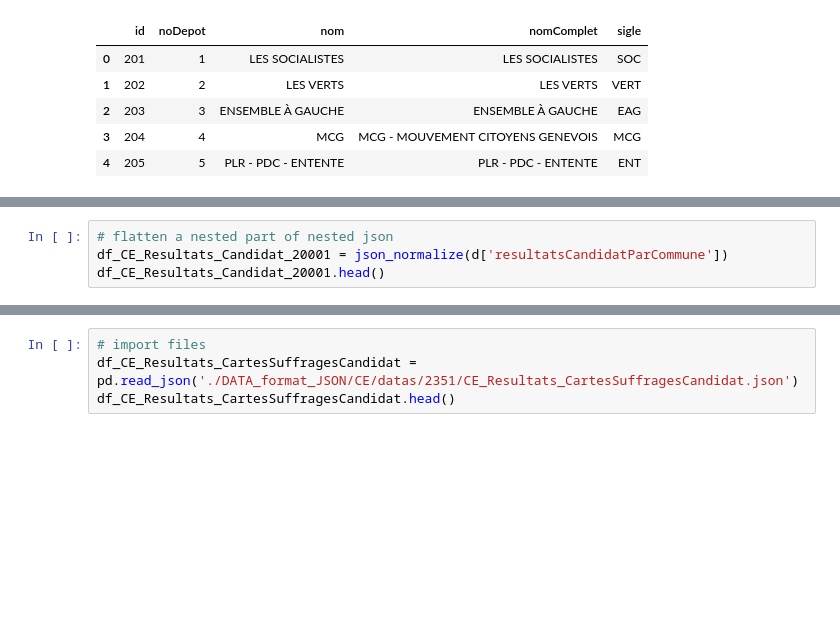
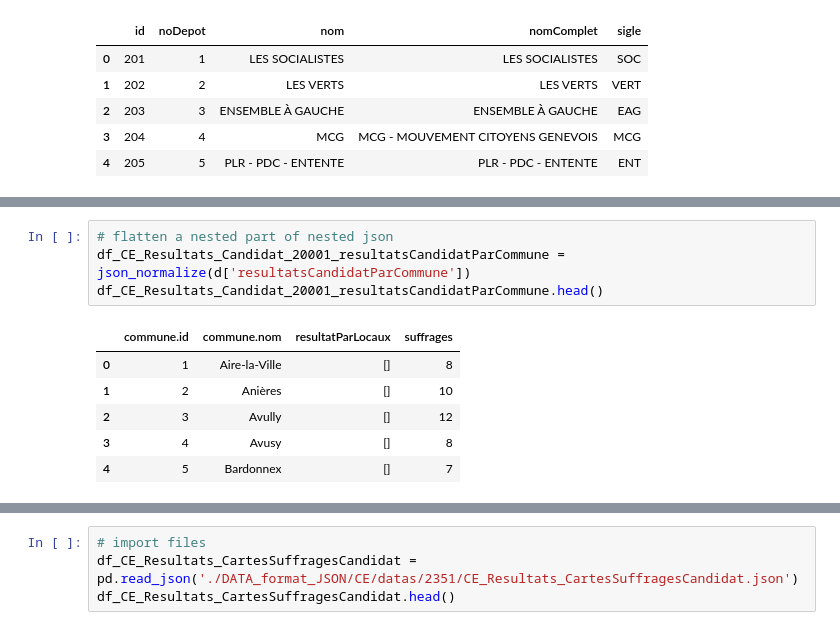
Before and after one commit to Zabamund/chatbotGE, a Jupyter notebook: data_investigation_json_flattening.ipynb, the cells around one changed output, grey strips where cells are left out. Saved outputs shown, nothing was run; the diff lists cells and outputs as text; blank space fills up the shorter version.

```diff
--- a/data_investigation_json_flattening.ipynb
+++ b/data_investigation_json_flattening.ipynb
@@ -41,6 +41,13 @@ df_CE_Resultats_Candidat_20001.head()
 | 0 | 20001 | 203 | 3 | Résultats définitifs du 26.02.18 ... | 0 | ... |
 # %%
 # flatten a nested part of nested json
-df_CE_Resultats_Candidat_20001 = json_normalize(d['resultatsCandidatParCommune'])
-df_CE_Resultats_Candidat_20001.head()
+df_CE_Resultats_Candidat_20001_resultatsCandidatParCommune = json_normalize(d['resultatsCandidatParCommune'])
+df_CE_Resultats_Candidat_20001_resultatsCandidatParCommune.head()
+# %% [output]
+|  | commune.id | commune.nom | resultatParLocaux | suffrages |
+| 0 | 1 | Aire-la-Ville | [] | 8 |
+| 1 | 2 | Anières | [] | 10 |
+| 2 | 3 | Avully | [] | 12 |
+| 3 | 4 | Avusy | [] | 8 |
+| 4 | 5 | Bardonnex | [] | 7 |
 # %%
```
Also changed, not shown: parts of 7 cells of this notebook.
